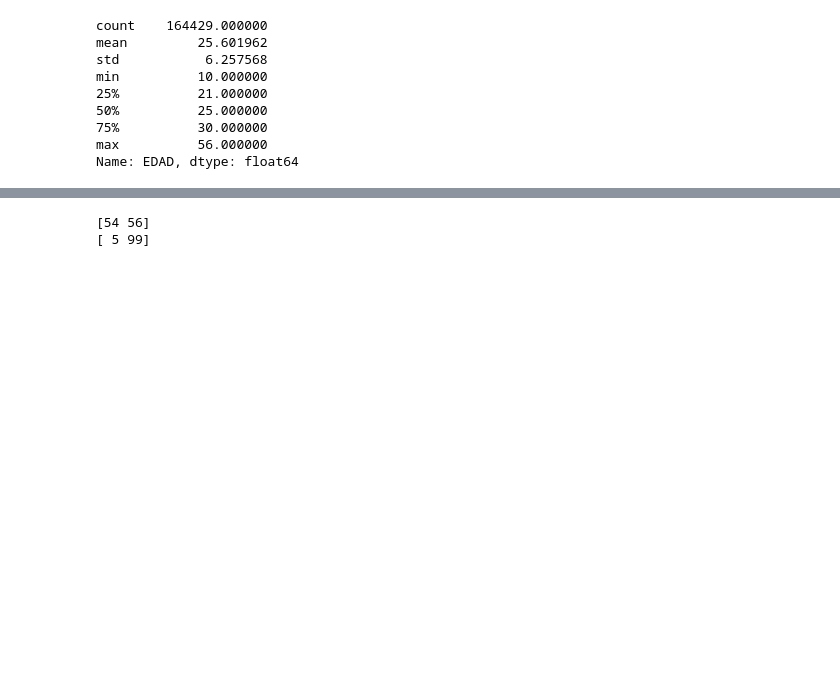
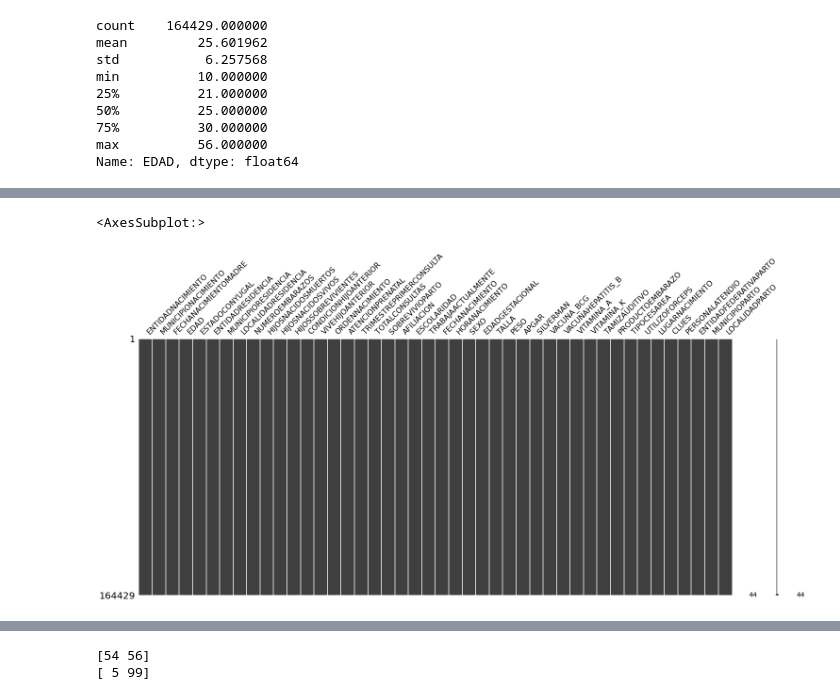
Before and after one commit to benjalm21/ProyectoFinal_IC, a Jupyter notebook: Limpieza de datos.ipynb, the cells around one changed output, grey strips where cells are left out. Drawn from its saved outputs; the diff is of its cells as text; code cells hidden in the pictures; blank space fills up the shorter version.

```diff
--- a/Limpieza de datos.ipynb
+++ b/Limpieza de datos.ipynb
@@ -222,0 +224,5 @@ NacimientosPorEdad_Profesionista.sort_values(by=['EDAD','PROFESIONISTA'])
+# %%
+msno.matrix(TotalNacimientosSonora)
+# %% [output]
+<AxesSubplot:>
+[figure, added]
```
Also changed, not shown: parts of 13 cells of this notebook, 10 other files.
